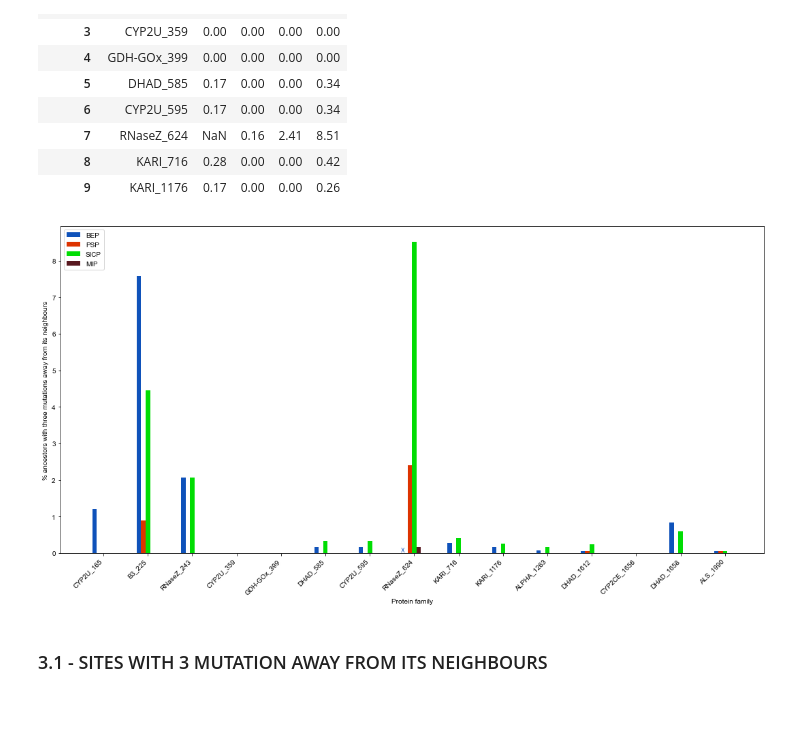
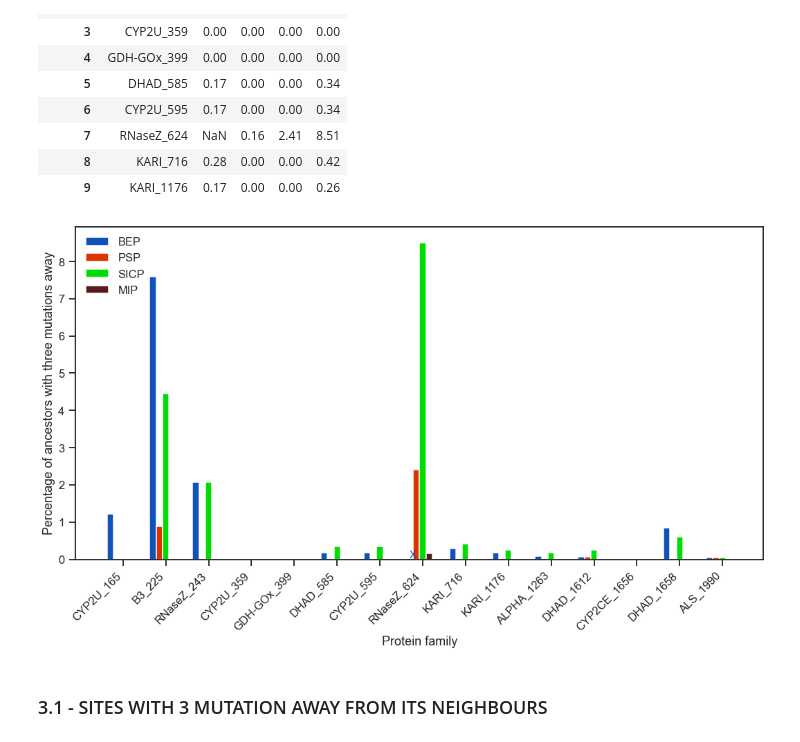
Before and after one commit to santule/indelmip, a Jupyter notebook: notebooks/real_data_evaluation_plots.ipynb, the cells around one changed output. Saved outputs shown, nothing was run; the diff lists cells and outputs as text; code cells hidden in the pictures; blank space fills up the shorter version.

```diff
--- a/notebooks/real_data_evaluation_plots.ipynb
+++ b/notebooks/real_data_evaluation_plots.ipynb
@@ -8,15 +8,18 @@ experiment_result_folder = '/Users/sanjanatule/Documents/uq/Projects/indelmip/ev
 data_folder = '/Users/sanjanatule/Documents/uq/Projects/indelmip/data/real/'
 plot_output_folder = '/Users/sanjanatule/Documents/uq/Projects/indelmip/plots_for_paper/'
 # %%
-plt.rc('axes', titlesize=15)     # fontsize of the axes title
-plt.rc('axes', labelsize=10)    # fontsize of the x and y labels
+plt.rc('axes',  titlesize=15)     # fontsize of the axes title
+plt.rc('axes',  labelsize=10)    # fontsize of the x and y labels
 plt.rc('xtick', labelsize=10)    # fontsize of the tick labels
 plt.rc('ytick', labelsize=10)    # fontsize of the tick labels
-plt.rc('legend', fontsize=10)    # legend fontsize
-plt.rc('font', size=10)          # controls default text sizes
-plt.rcParams["figure.figsize"] = (15,8)
-plt.rcParams["font.family"] = "arial"
+plt.rc('legend',fontsize=10)    # legend fontsize
+plt.rc('font',  size=12)          # controls default text sizes
+plt.rcParams["font.family"] = "serif"
+plt.rcParams["font.serif"] = "Computer Modern Serif"
 colors = sns.color_palette('deep')
+plt.style.use('seaborn')
+sns.set(rc={'figure.figsize':(15,9)})
+sns.set_style("ticks")
 # %%
 pr_families = ['CYP2U_165','B3_225','RNaseZ_243','CYP2U_359','GDH-GOx_399','DHAD_585','CYP2U_595','RNaseZ_624','KARI_716','KARI_1176','ALPHA_1263','DHAD_1612','CYP2CE_1656','DHAD_1658','ALS_1990']
 # %% [markdown]
@@ -52,7 +41,8 @@ score_data.head(10)
 # %%
+sns.set_context('talk')
 labels = score_data['protein_family']
 x = np.arange(len(labels))
-width = 0.2
+width = 0.3
 fig,ax1 = plt.subplots(tight_layout=True)
 rects1 = ax1.bar(x - width/2 - width/2, score_data['bep'], width/2, label='BEP',color='#0F52BA')
 rects2 = ax1.bar(x - width/2, score_data['psp'], width/2, label='PSP',color='#DD3300')
@@ -61,7 +51,7 @@ rects4 = ax1.bar(x + width/2, score_data['mip'], width/2, label='MIP',color='#58
 ymin, ymax = plt.ylim()
 
 # did not run
-ax1.text(6.7,20, "X",color='#0F52BA',size='small')
+ax1.text(6.6,20, "X",color='#0F52BA',size='medium')
 
 ax1.set_ylabel('Indel score')
 ax1.set_xticks(x)
@@ -72,6 +62,5 @@ ax1.legend(loc="upper left")
 bbox = ax1.get_tightbbox(fig.canvas.get_renderer())
 filename = plot_output_folder + "Real_indel_score_comparison_plot.jpg"
 fig.savefig(filename,dpi=1000)
-# fig.tight_layout()
 plt.show()
 # %% [output]
@@ -107,9 +96,10 @@ out_of_dist_data.head(10)
 | 8 | KARI_716 | 0.0 | 0.0 | 0.4 | 0.0 |
 | 9 | KARI_1176 | 0.0 | 0.0 | 0.3 | 0.0 |
 # %%
+sns.set_context('talk')
 labels = out_of_dist_data['protein_family']
 x = np.arange(len(labels))
-width = 0.2
+width = 0.3
 fig,ax1 = plt.subplots(tight_layout=True)
 rects1 = ax1.bar(x - width/2 - width/2, out_of_dist_data['bep'], width/2, label='BEP',color='#0F52BA')
 rects2 = ax1.bar(x - width/2, out_of_dist_data['psp'], width/2, label='PSP',color='#DD3300')
@@ -118,9 +108,9 @@ rects4 = ax1.bar(x + width/2, out_of_dist_data['mip'], width/2, label='MIP',colo
 ymin, ymax = plt.ylim()
 
 # did not run
-ax1.text(6.7,0.21, "X",color='#0F52BA',size='small')
+ax1.text(6.6,0.21, "X",color='#0F52BA',size='medium')
 
-ax1.set_ylabel('% ancestors with out of distribution pattern')
+ax1.set_ylabel('Percentage of ancestors with out of distribution pattern')
 ax1.set_xticks(x)
 ax1.set_xticklabels(labels,ha="right")
 ax1.set_xlabel('Protein family')
@@ -166,32 +156,33 @@ a_3_mut_data.head(10)
 | 8 | KARI_716 | 0.28 | 0.00 | 0.00 | 0.42 |
 | 9 | KARI_1176 | 0.17 | 0.00 | 0.00 | 0.26 |
 # %%
+sns.set_context('talk')
 labels = a_3_mut_data['protein_family']
 x = np.arange(len(labels))
-width = 0.2
+width = 0.3
 fig,ax1 = plt.subplots(tight_layout=True)
 rects1 = ax1.bar(x - width/2 - width/2, a_3_mut_data['bep'], width/2, label='BEP',color='#0F52BA')
 rects2 = ax1.bar(x - width/2, a_3_mut_data['psp'], width/2, label='PSP',color='#DD3300')
 rects3 = ax1.bar(x, a_3_mut_data['sicp'], width/2, label='SICP',color='#00DD03')
 rects4 = ax1.bar(x + width/2, a_3_mut_data['mip'], width/2, label='MIP',color='#58181F')
 ymin, ymax = plt.ylim()
 
 # did not run
 ax1.text(6.7,0.04, "X",color='#0F52BA',size='small')
 
-ax1.set_ylabel('% ancestors with three mutations away from its neighbours')
+ax1.set_ylabel('Percentage of ancestors with three mutations away')
 ax1.set_xticks(x)
 ax1.set_xticklabels(labels,ha="right")
 ax1.set_xlabel('Protein family')
 ax1.tick_params(axis='x', rotation=45)
 ax1.legend(loc="upper left")
 bbox = ax1.get_tightbbox(fig.canvas.get_renderer())
 filename = plot_output_folder + "Real_ancestors_percent_3_mutation_comparison_plot.jpg"
 fig.savefig(filename,dpi=1000)
 # fig.tight_layout()
 plt.show()
 # %% [output]
-[figure, old version]
+[figure, new version]
 # %% [markdown]
 ### 3.1 -  SITES WITH 3 MUTATION AWAY FROM ITS NEIGHBOURS
 # %%
```
Also changed, not shown: parts of 4 cells of this notebook, 4 other files.
